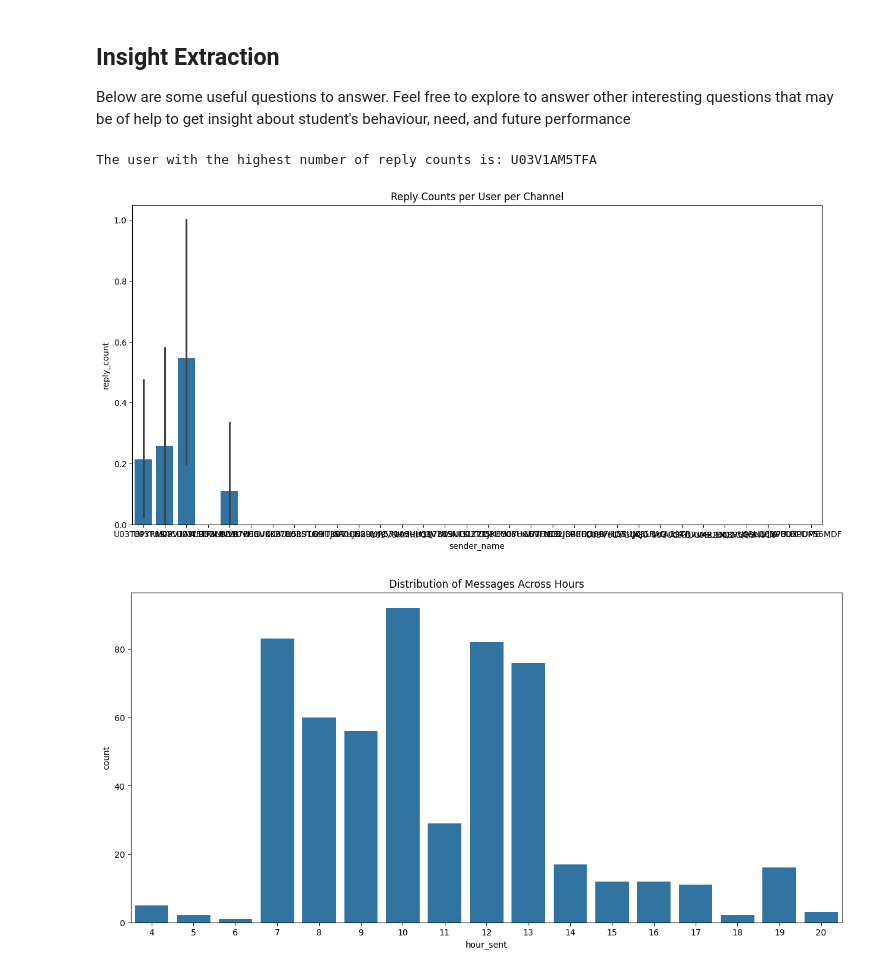
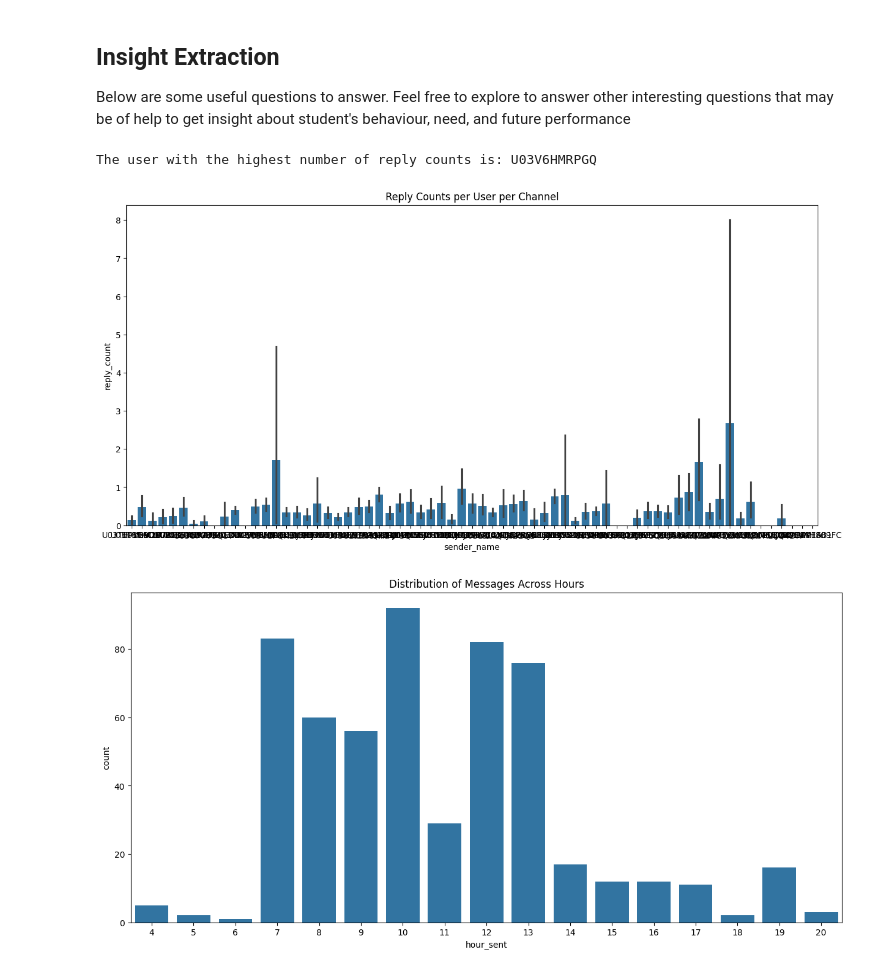
Before and after one commit to abiywondimu5758/10academy_week_0_, a Jupyter notebook: notebooks/parse_slack_data.ipynb, the cells around one changed output. Drawn from its saved outputs; the diff is of its cells as text; code cells hidden in the pictures.

```diff
--- a/notebooks/parse_slack_data.ipynb
+++ b/notebooks/parse_slack_data.ipynb
@@ -324,19 +191,19 @@ def draw_user_reaction(data, channel='General'):
 Below are some useful questions to answer. Feel free to explore to answer other interesting questions that may be of help to get insight about student's behaviour, need, and future performance
 # %%
 # which user has the highest number of reply counts?
-user_reply_counts = df.groupby('sender_name')['reply_count'].sum()
+user_reply_counts = combined_df.groupby('sender_name')['reply_count'].sum()
 top_user_reply_count = user_reply_counts.idxmax()
 print(f"The user with the highest number of reply counts is: {top_user_reply_count}")
 # %% [output]
-The user with the highest number of reply counts is: U03V1AM5TFA
+The user with the highest number of reply counts is: U03V6HMRPGQ
 # %%
 # Visualize reply counts per user per channel
 plt.figure(figsize=(15, 7))
-sns.barplot(x='sender_name', y='reply_count', data=df)
+sns.barplot(x='sender_name', y='reply_count', data=combined_df)
 plt.title('Reply Counts per User per Channel')
 plt.show()
 # %% [output]
-[figure, old version]
+[figure, new version]
 # %%
 # what is the time range of the day that most messages are sent?
 df['time_sent'] = pd.to_datetime(df['time_sent'], unit='s')
```
Also changed, not shown: parts of 20 cells of this notebook, 17 other files.
